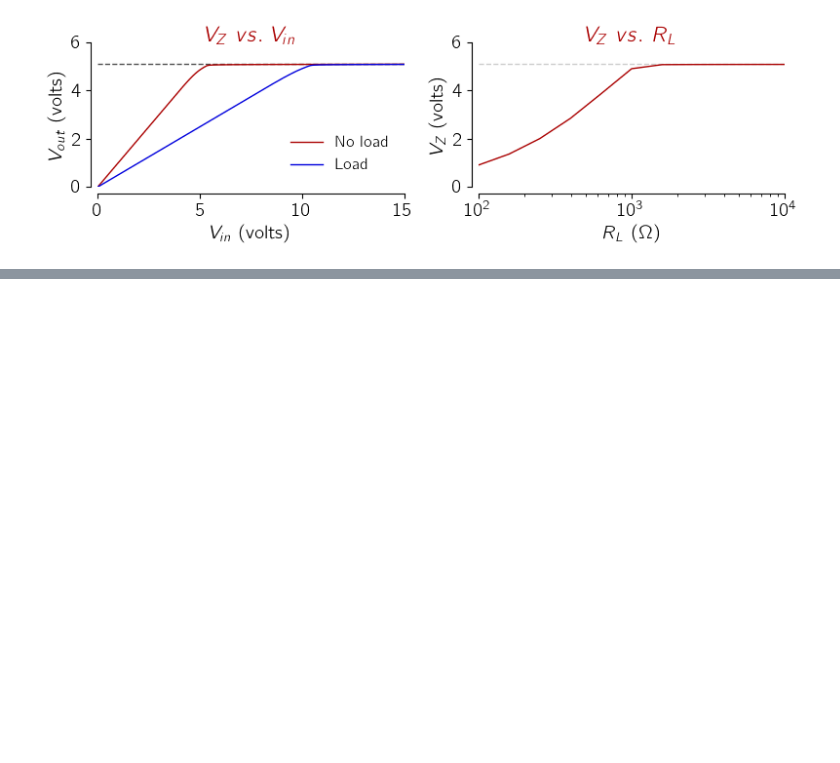
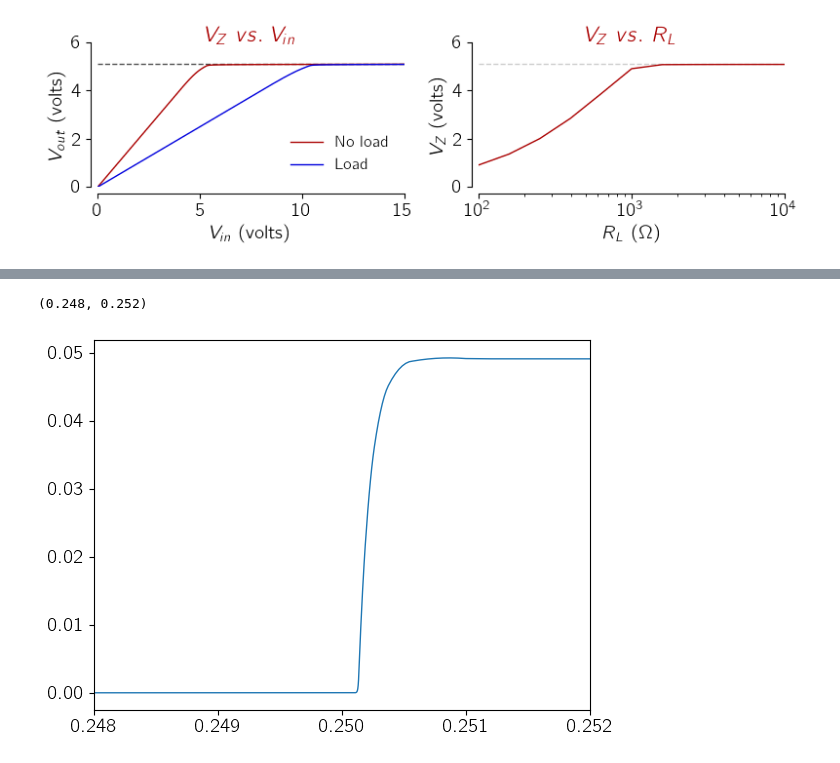
Before and after one commit to siva82kb/mechatronics_for_re, a Jupyter notebook: lecture_notes/misc/ch03/ch03-figures.ipynb, the cells around one changed output, grey strips where cells are left out. Saved outputs shown, nothing was run; the diff lists cells and outputs as text; code cells hidden in the pictures; blank space fills up the shorter version.

```diff
--- a/lecture_notes/misc/ch03/ch03-figures.ipynb
+++ b/lecture_notes/misc/ch03/ch03-figures.ipynb
@@ -444,0 +550,6 @@ plt.savefig(save_dir / 'fig03-diode-zener-voltreg-plot.pdf', format="pdf", bbox_
+# %%
+plt.plot(data_bjt['time'], data_bjt['Ic(Q1)'], lw=1)
+plt.xlim(0.248, 0.252)
+# %% [output]
+(0.248, 0.252)
+[figure, added]
```
Also changed, not shown: parts of 9 cells of this notebook, 12 other files.
